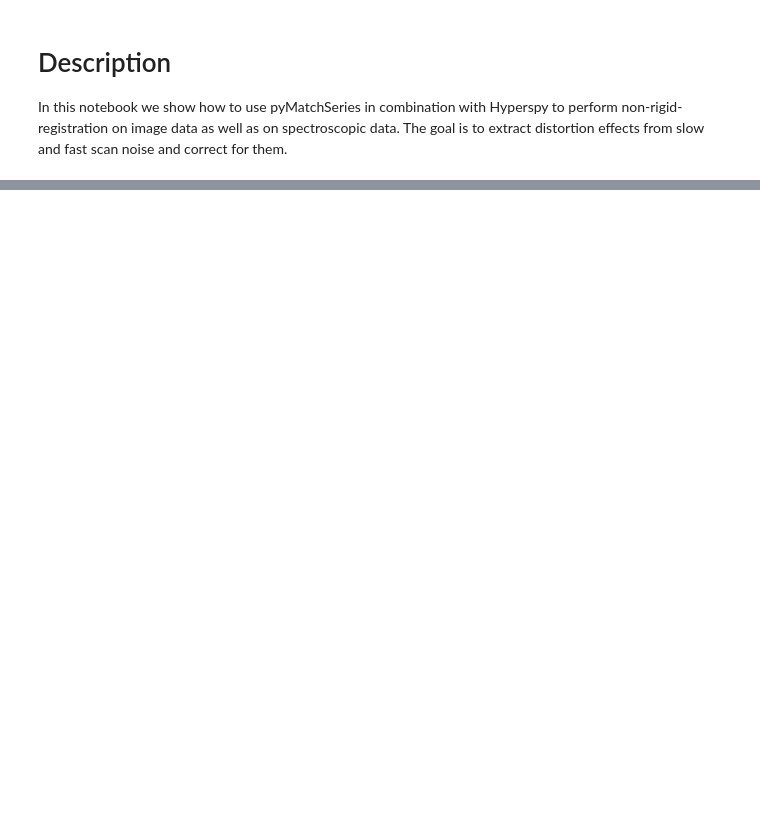
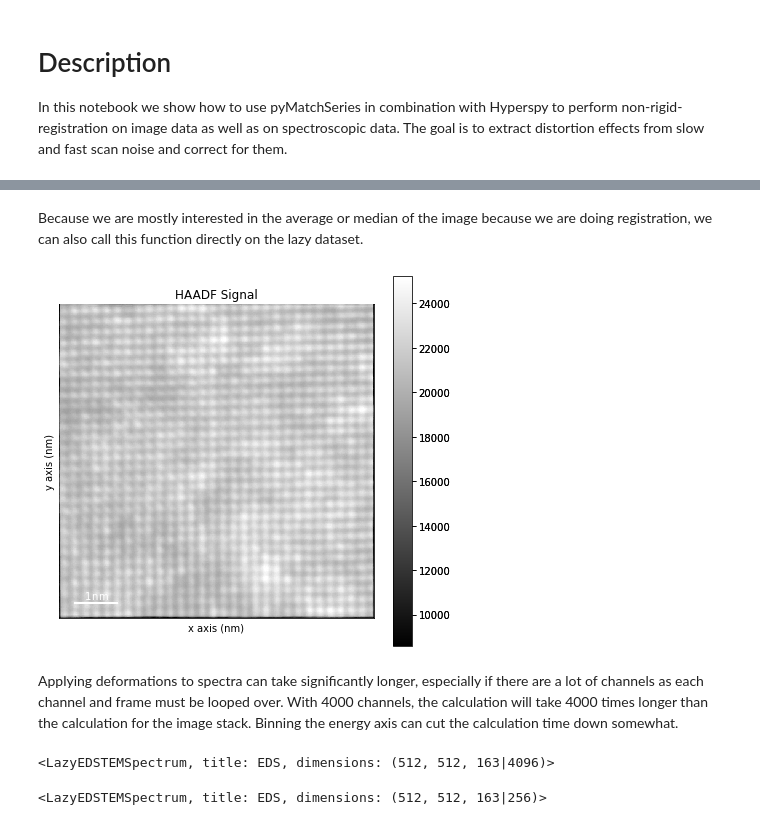
Before and after one commit to din14970/pyMatchSeries, a Jupyter notebook: examples/example.ipynb, the cells around one changed output, grey strips where cells are left out. Cells and saved outputs as stored; diff of their text form; code cells hidden in the pictures; blank space fills up the shorter version.

```diff
--- a/examples/example.ipynb
+++ b/examples/example.ipynb
@@ -148,0 +132,19 @@ Processed frame 5/5
+# %% [markdown]
+Because we are mostly interested in the average or median of the image because we are doing registration, we can also call this function directly on the lazy dataset.
+# %%
+average = deformed_images.mean()
+average.plot()
+# %% [output]
+[figure, added]
+# %% [markdown]
+Applying deformations to spectra can take significantly longer, especially if there are a lot of channels as each channel and frame must be looped over. With 4000 channels, the calculation will take 4000 times longer than the calculation for the image stack. Binning the energy axis can cut the calculation time down somewhat.
+# %%
+specmap = data[-1]
+specmap
+# %% [output]
+<LazyEDSTEMSpectrum, title: EDS, dimensions: (512, 512, 163|4096)>
+# %%
+rbsm = specmap.rebin(scale=(1, 1, 1, 16))
+rbsm
+# %% [output]
+<LazyEDSTEMSpectrum, title: EDS, dimensions: (512, 512, 163|256)>
```
Also changed, not shown: parts of 102 cells of this notebook.
